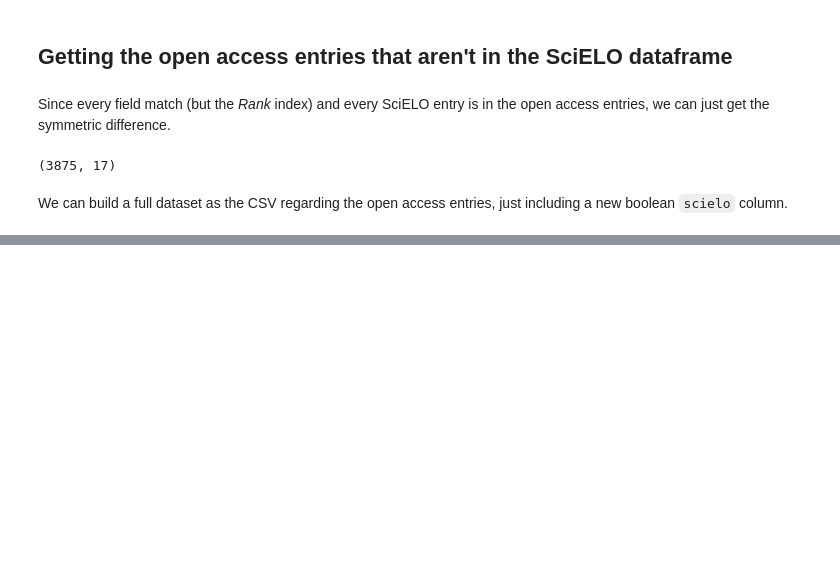
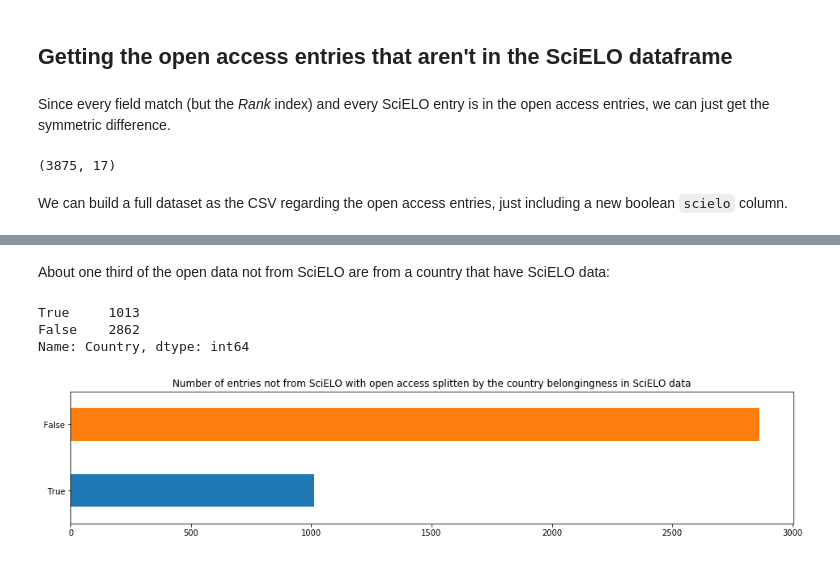
Before and after one commit to scieloorg/scielo20gt6, a Jupyter notebook: scimago2017.ipynb, the cells around one changed output, grey strips where cells are left out. Cells and saved outputs as stored; diff of their text form; code cells hidden in the pictures; blank space fills up the shorter version.

```diff
--- a/scimago2017.ipynb
+++ b/scimago2017.ipynb
@@ -235,0 +241,3 @@ dataset = pd.concat([
+# %%
+scielo_countries = sjr2017scielo["Country"].unique()
+scielo_countries
@@ -235,0 +274,20 @@ dataset = pd.concat([
+# %% [markdown]
+About one third of the open data not from SciELO
+are from a country that have SciELO data:
+# %%
+openns_cf_count = (sjr2017openns["Country"]
+                       .isin(scielo_countries)
+                       .value_counts()
+                       .sort_index(ascending=False)
+                  )
+openns_cf_count.plot.barh(
+    title="Number of entries not from SciELO with open access "
+          "splitten by the country belongingness in SciELO data",
+    figsize=(16, 3),
+)
+openns_cf_count
+# %% [output]
+True     1013
+False    2862
+Name: Country, dtype: int64
+[figure, added]
```
Also changed, not shown: parts of 20 cells of this notebook.
